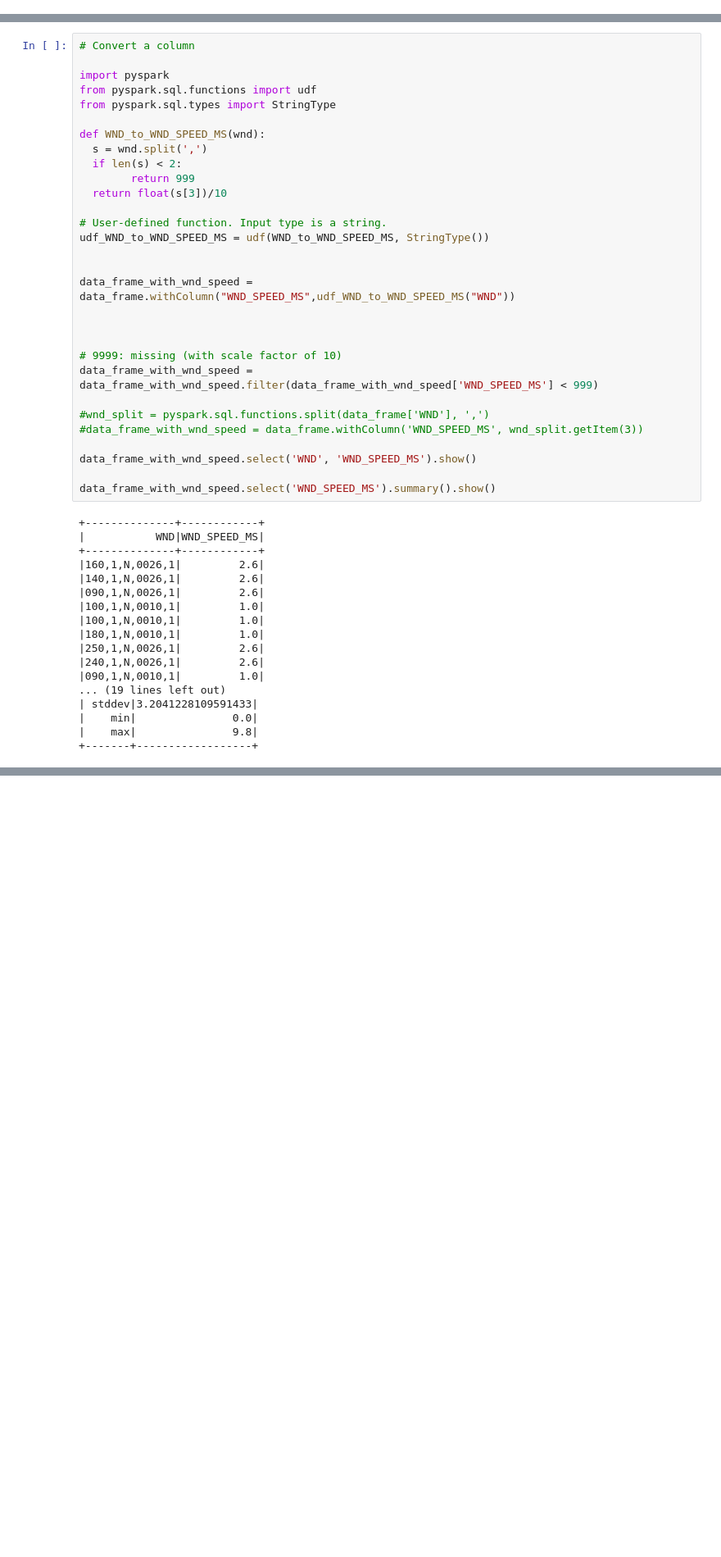
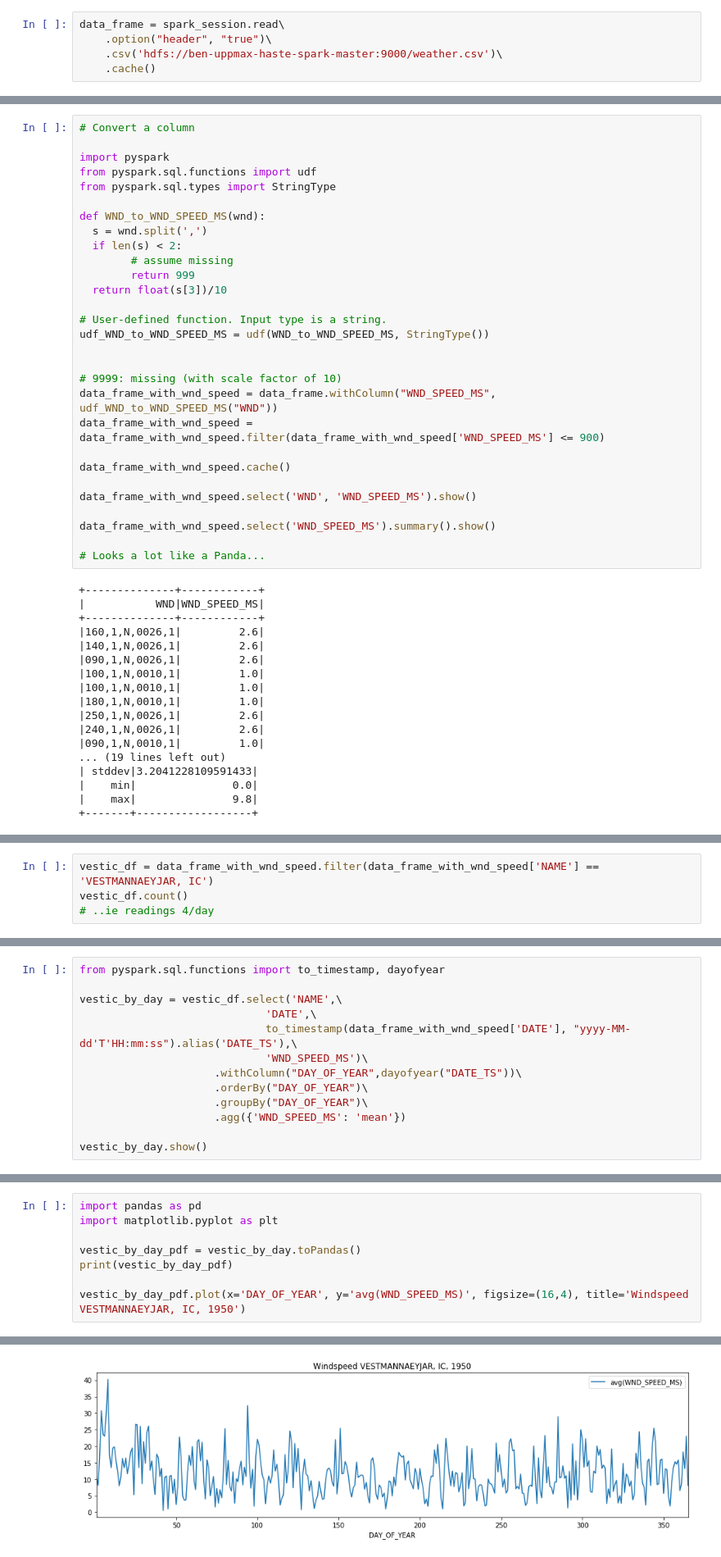
Before and after one commit to benblamey/jupyters-public, a Jupyter notebook: ldsa-2019/Lecture2_Spark_DataFrames_Weather_Demo.ipynb, the cells around one changed output, grey strips where cells are left out. Shown: that part at 82% size. Cells and saved outputs as stored; diff of their text form; blank space fills up the shorter version.

```diff
--- a/ldsa-2019/Lecture2_Spark_DataFrames_Weather_Demo.ipynb
+++ b/ldsa-2019/Lecture2_Spark_DataFrames_Weather_Demo.ipynb
@@ -19,3 +20,8 @@ data_frame = spark_session.read\
+# %%
+data_frame = spark_session.read\
+    .option("header", "true")\
+    .csv('hdfs://ben-uppmax-haste-spark-master:9000/weather.csv')\
+    .cache()
 # %%
 spark_context.uiWebUrl
 # %% [output]
@@ -125,6 +134,7 @@ from pyspark.sql.types import StringType
 def WND_to_WND_SPEED_MS(wnd):
   s = wnd.split(',')
   if len(s) < 2:
+        # assume missing
         return 999
   return float(s[3])/10
 
@@ -132,19 +142,17 @@ def WND_to_WND_SPEED_MS(wnd):
 udf_WND_to_WND_SPEED_MS = udf(WND_to_WND_SPEED_MS, StringType())
 
 
-data_frame_with_wnd_speed = data_frame.withColumn("WND_SPEED_MS",udf_WND_to_WND_SPEED_MS("WND"))
+# 9999: missing (with scale factor of 10)
+data_frame_with_wnd_speed = data_frame.withColumn("WND_SPEED_MS", udf_WND_to_WND_SPEED_MS("WND"))
+data_frame_with_wnd_speed = data_frame_with_wnd_speed.filter(data_frame_with_wnd_speed['WND_SPEED_MS'] <= 900)
 
-
-
-# 9999: missing (with scale factor of 10)
-data_frame_with_wnd_speed = data_frame_with_wnd_speed.filter(data_frame_with_wnd_speed['WND_SPEED_MS'] < 999)
-
-#wnd_split = pyspark.sql.functions.split(data_frame['WND'], ',')
-#data_frame_with_wnd_speed = data_frame.withColumn('WND_SPEED_MS', wnd_split.getItem(3))
+data_frame_with_wnd_speed.cache()
 
 data_frame_with_wnd_speed.select('WND', 'WND_SPEED_MS').show()
 
 data_frame_with_wnd_speed.select('WND_SPEED_MS').summary().show()
+
+# Looks a lot like a Panda...
 # %% [output]
 +--------------+------------+
 |           WND|WND_SPEED_MS|
@@ -192,3 +202,7 @@ most_windy.show()
 |       KANIN NOS, RS| 8.145466155810983|
 +--------------------+------------------+
 only showing top 20 rows
+# %%
+vestic_df = data_frame_with_wnd_speed.filter(data_frame_with_wnd_speed['NAME'] == 'VESTMANNAEYJAR, IC')
+vestic_df.count()
+# ..ie readings 4/day
@@ -194,0 +211,13 @@ only showing top 20 rows
+# %%
+from pyspark.sql.functions import to_timestamp, dayofyear
+
+vestic_by_day = vestic_df.select('NAME',\
+                             'DATE',\
+                             to_timestamp(data_frame_with_wnd_speed['DATE'], "yyyy-MM-dd'T'HH:mm:ss").alias('DATE_TS'),\
+                             'WND_SPEED_MS')\
+                     .withColumn("DAY_OF_YEAR",dayofyear("DATE_TS"))\
+                     .orderBy("DAY_OF_YEAR")\
+                     .groupBy("DAY_OF_YEAR")\
+                     .agg({'WND_SPEED_MS': 'mean'})
+
+vestic_by_day.show()
@@ -194,0 +242,9 @@ only showing top 20 rows
+# %%
+import pandas as pd
+import matplotlib.pyplot as plt
+
+vestic_by_day_pdf = vestic_by_day.toPandas()
+print(vestic_by_day_pdf)
+
+vestic_by_day_pdf.plot(x='DAY_OF_YEAR', y='avg(WND_SPEED_MS)', figsize=(16,4), title='Windspeed VESTMANNAEYJAR, IC, 1950')
+# %% [output]
@@ -195 +269,2 @@ only showing top 20 rows
+[figure, added]
 # %%
```
Also changed, not shown: parts of 11 cells of this notebook, 2 other files.
